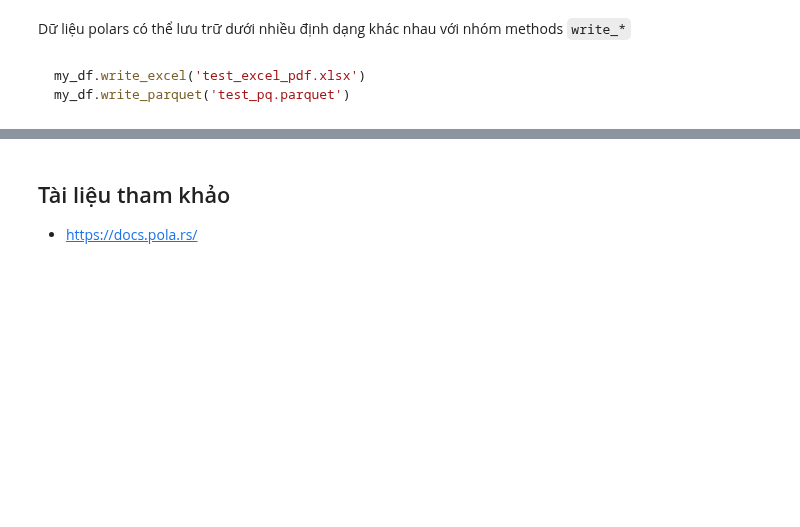
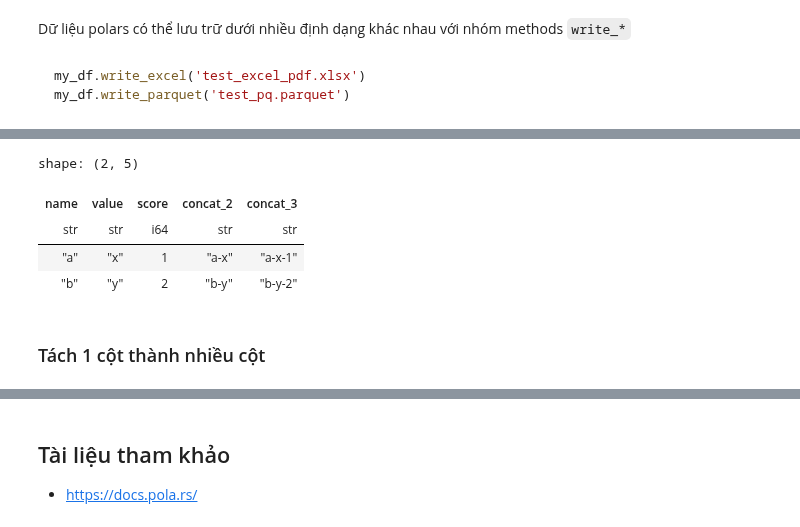
Before and after one commit to anhhd/anhhd.github.io, a Jupyter notebook: ds-book-python/.doctrees/nbsphinx/p01-20-polars.ipynb, the cells around one changed output, grey strips where cells are left out. Drawn from its saved outputs; the diff is of its cells as text; code cells hidden in the pictures; blank space fills up the shorter version.

```diff
--- a/ds-book-python/.doctrees/nbsphinx/p01-20-polars.ipynb
+++ b/ds-book-python/.doctrees/nbsphinx/p01-20-polars.ipynb
@@ -942,0 +1147,7 @@ my_df.write_parquet
+# %%
+df = pl.DataFrame({
+    'name': ['a', 'b'],
+    'value': ['x', 'y'],
+    'score': [1, 2]
+})
+df
@@ -942,0 +1160,23 @@ my_df.write_parquet
+# %%
+df.with_columns(
+    pl.concat_str(
+        pl.col("name"),
+        pl.lit("-"),
+        pl.col("value")
+    ).alias("concat_2"),
+    pl.concat_str(
+        pl.col("name"),
+        pl.lit("-"),
+        pl.col("value"),
+        pl.lit("-"),
+        pl.col("score")
+    ).alias("concat_3"),
+)
+# %% [output]
+shape: (2, 5)
+| name | value | score | concat_2 | concat_3 |
+| str | str | i64 | str | str |
+| "a" | "x" | 1 | "a-x" | "a-x-1" |
+| "b" | "y" | 2 | "b-y" | "b-y-2" |
+# %% [markdown]
+### Tách 1 cột thành nhiều cột
```
Also changed, not shown: parts of 32 cells of this notebook, 8 other files.
